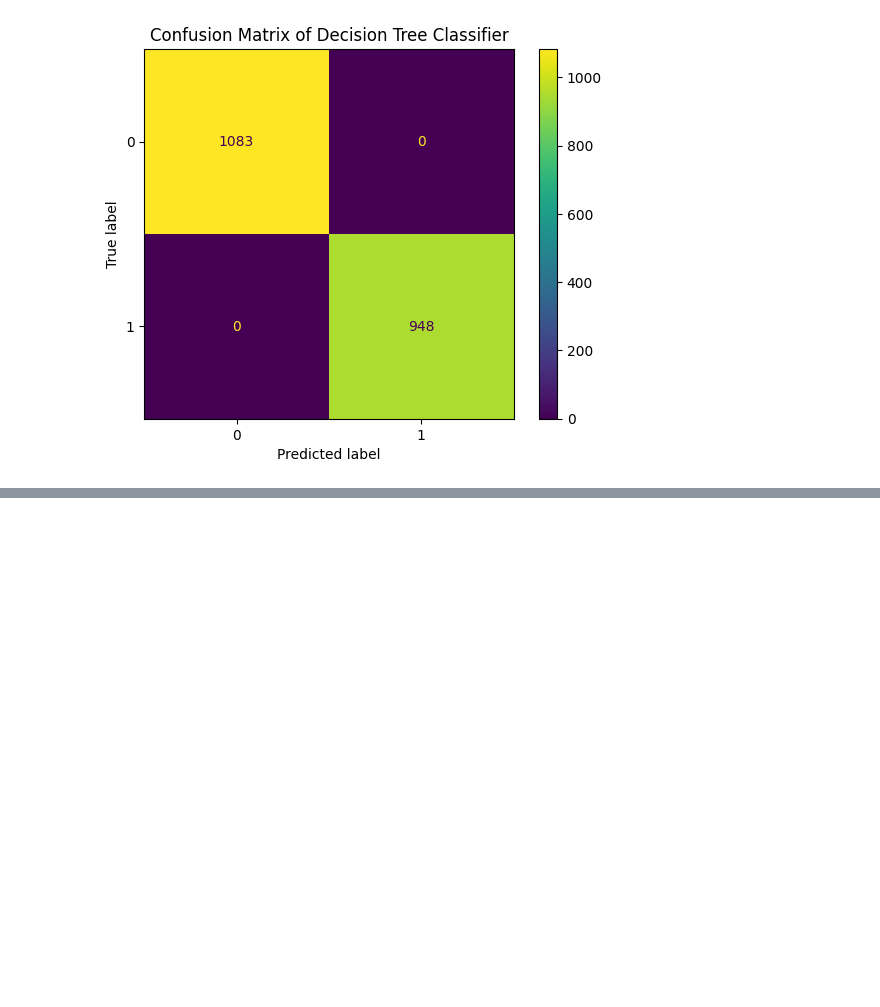
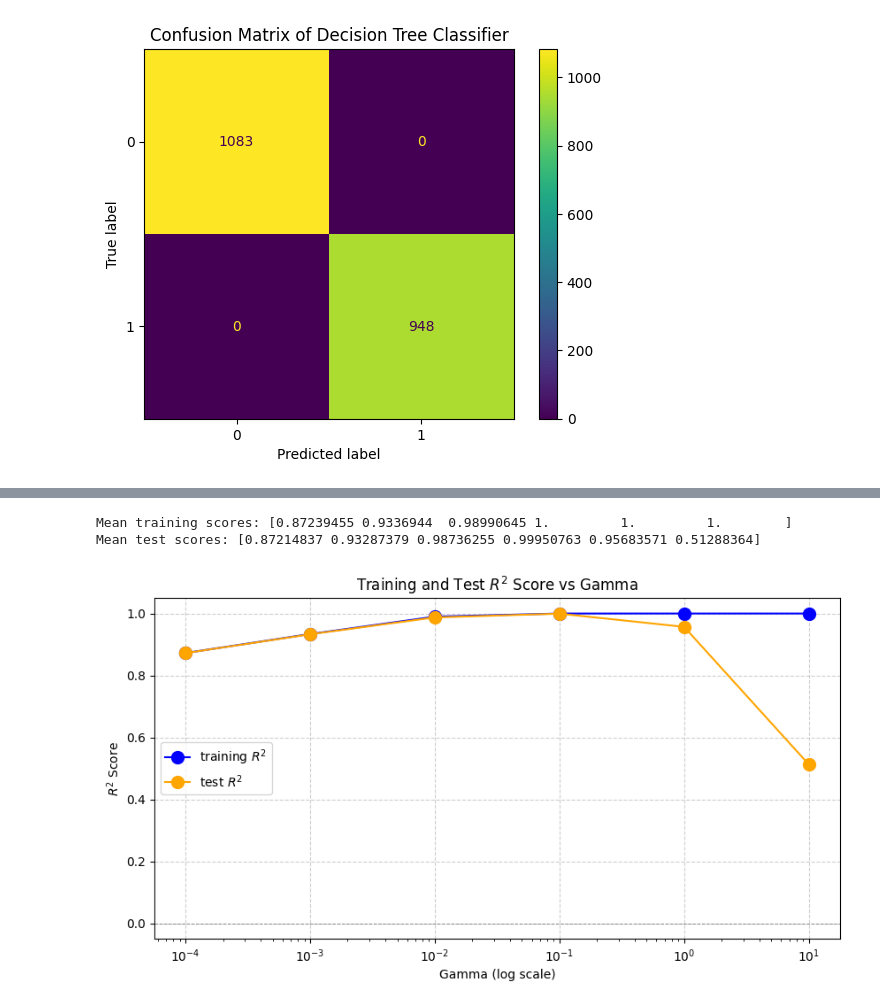
Before and after one commit to RutingF/ML_Classification_Pipeline, a Jupyter notebook: classify_poisonous_mushroom.ipynb, the cells around one changed output, grey strips where cells are left out. Cells and saved outputs as stored; diff of their text form; code cells hidden in the pictures; blank space fills up the shorter version.

Commit message:
added SVM with experiement on gamma value

```diff
--- a/classify_poisonous_mushroom.ipynb
+++ b/classify_poisonous_mushroom.ipynb
@@ -153,0 +159,42 @@ weighted avg       1.00      1.00      1.00      2031
+# %%
+from sklearn.svm import SVC
+from sklearn.model_selection import validation_curve
+
+# Use 6 values of gamma from 0.0001 to 10
+param_range = np.logspace(-4, 1, 6)
+
+# Create an SVC with default parameters
+# Cross Validation: 3 folds
+training_scores, test_scores = validation_curve(SVC(random_state=0),
+                                                    X_train,
+                                                    y_train,
+                                                    param_name='gamma',
+                                                    param_range=param_range,
+                                                    cv=3,
+                                                    n_jobs=2)
+
+# Calculate the mean score across the models
+mean_training_scores = training_scores.mean(axis=1)
+mean_test_scores = test_scores.mean(axis=1)
+
+print('Mean training scores:', mean_training_scores, '\nMean test scores:', mean_test_scores)
+
+# Plot the SVM model to evaluate different levels of gamma values, identify the turning point at which the model overfits
+# The goal is to find the optimal gamma value for good generalization
+plt.figure(figsize=(10,5))
+
+plt.plot(param_range, mean_training_scores, 'o-', label='training $R^2$', markersize=10, color='blue')
+plt.plot(param_range, mean_test_scores, 'o-', label='test $R^2$', markersize=10, color='orange')
+
+plt.axhline(0, color='gray', linestyle='--', linewidth=0.7)
+plt.xscale('log') # Because gamma values are logarithmic
+plt.xlabel('Gamma (log scale)')
+plt.ylabel('$R^2$ Score')
+plt.title('Training and Test $R^2$ Score vs Gamma')
+plt.legend(loc='best')
+plt.grid(True, linestyle='--', alpha=0.6)
+plt.show()
+# %% [output]
+Mean training scores: [0.87239455 0.9336944  0.98990645 1.         1.         1.        ]
+Mean test scores: [0.87214837 0.93287379 0.98736255 0.99950763 0.95683571 0.51288364]
+[figure, added]
```
Also changed, not shown: parts of 3 cells of this notebook, 2 other files.
